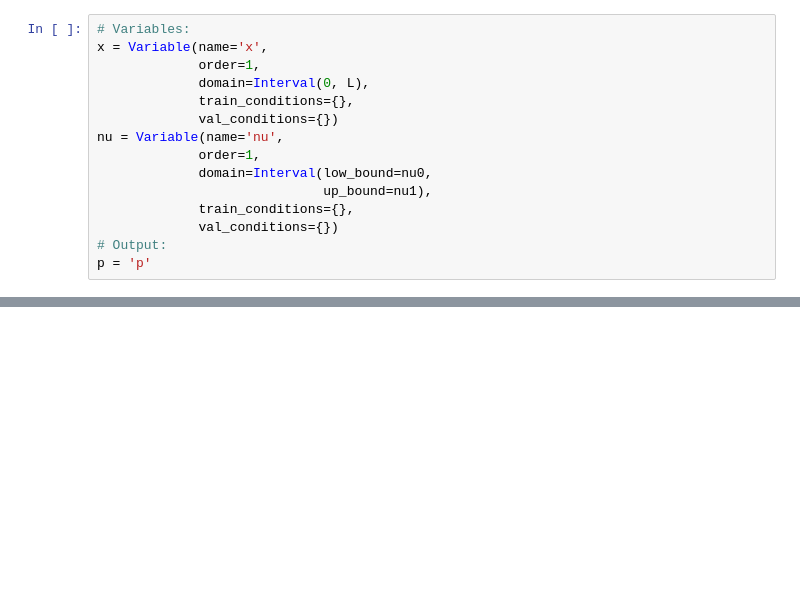
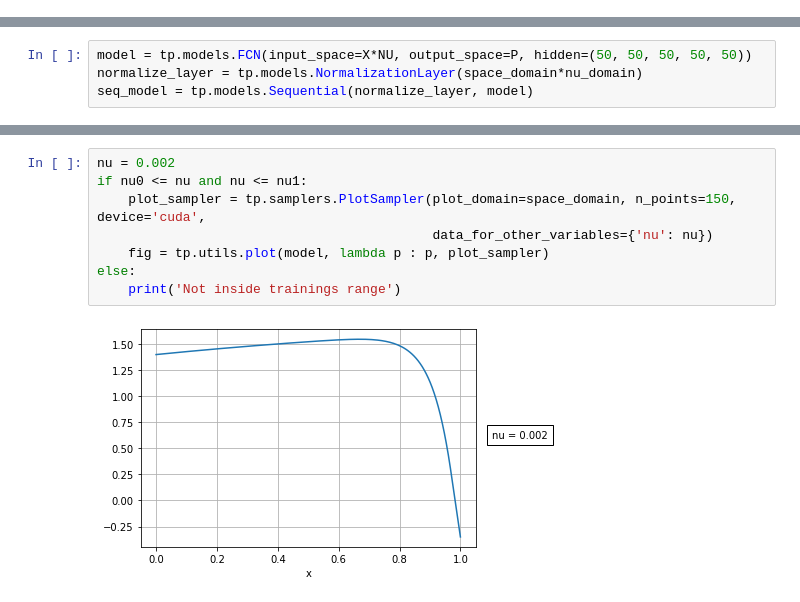
Before and after one commit to boschresearch/torchphysics, a Jupyter notebook: examples/sing_gest_rwa_U1.ipynb, the cells around one changed output, grey strips where cells are left out. Drawn from its saved outputs; the diff is of its cells as text; blank space fills up the shorter version.

```diff
--- a/examples/sing_gest_rwa_U1.ipynb
+++ b/examples/sing_gest_rwa_U1.ipynb
@@ -42,15 +22,0 @@ def nu_func(nu,p):
-# %%
-# Variables:
-x = Variable(name='x',
-             order=1,
-             domain=Interval(0, L),
-             train_conditions={},
-             val_conditions={})
-nu = Variable(name='nu',
-             order=1,
-             domain=Interval(low_bound=nu0,
-                             up_bound=nu1),
-             train_conditions={},
-             val_conditions={})
-# Output:
-p = 'p'
@@ -207,0 +36,4 @@ plt.scatter(p, np.ones_like(p))
+# %%
+model = tp.models.FCN(input_space=X*NU, output_space=P, hidden=(50, 50, 50, 50, 50))
+normalize_layer = tp.models.NormalizationLayer(space_domain*nu_domain)
+seq_model = tp.models.Sequential(normalize_layer, model)
@@ -207,0 +122,10 @@ plt.scatter(p, np.ones_like(p))
+# %%
+nu = 0.002
+if nu0 <= nu and nu <= nu1:
+    plot_sampler = tp.samplers.PlotSampler(plot_domain=space_domain, n_points=150, device='cuda',
+                                           data_for_other_variables={'nu': nu})
+    fig = tp.utils.plot(model, lambda p : p, plot_sampler)
+else:
+    print('Not inside trainings range')
+# %% [output]
+[figure, added]
```
Also changed, not shown: parts of 23 cells of this notebook, 9 other files.
